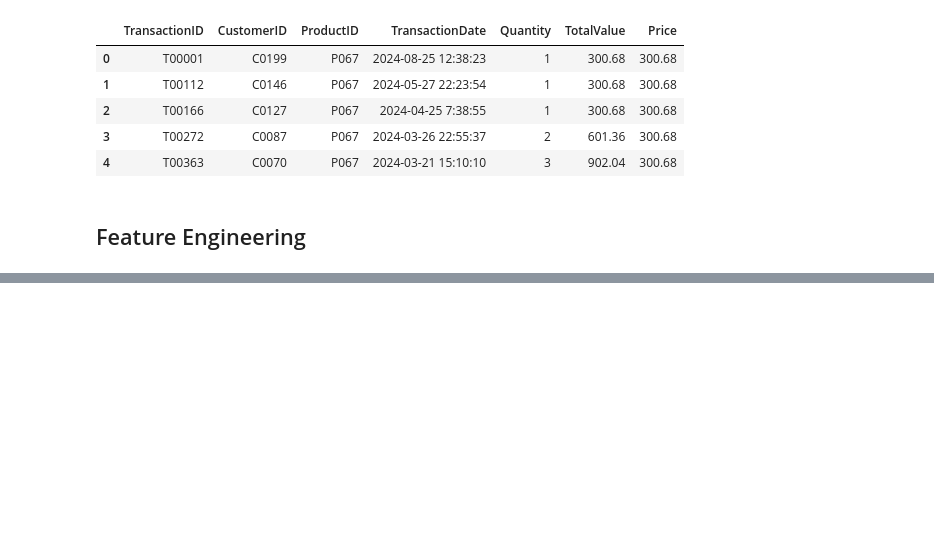
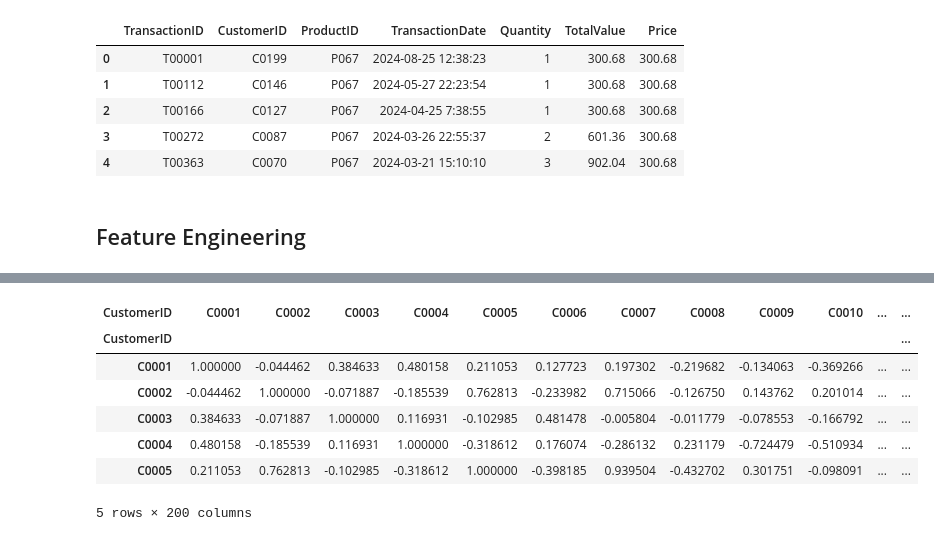
Before and after one commit to TejasShinkar12/eCommerce-Transactions-Analysis-and-Customer-Segmentation, a Jupyter notebook: notebooks/Lookalike.ipynb, the cells around one changed output, grey strips where cells are left out. Drawn from its saved outputs; the diff is of its cells as text; code cells hidden in the pictures; blank space fills up the shorter version.

```diff
--- a/notebooks/Lookalike.ipynb
+++ b/notebooks/Lookalike.ipynb
@@ -143,0 +82,4 @@ Features created:  ['CustomerID', 'CustomerName', 'SignupDate', 'Region_Asia', '
+# %%
+# Calculate recency (days since last purchase)
+agg_trans['Recency_Days'] = (reference_date - pd.to_datetime(agg_trans['Last_Purchase'])).dt.days
+agg_trans.head()
@@ -143,0 +95,10 @@ Features created:  ['CustomerID', 'CustomerName', 'SignupDate', 'Region_Asia', '
+# %%
+# Category preference features
+trans_prod = transactions.merge(products[['ProductID', 'Category']], on='ProductID', how='left')
+cat_pivot = pd.pivot_table(trans_prod,
+                           index='CustomerID',
+                           columns='Category',
+                           values='Quantity',
+                           aggfunc='sum', fill_value=0).reset_index()
+
+cat_pivot.head()
@@ -143,0 +112,6 @@ Features created:  ['CustomerID', 'CustomerName', 'SignupDate', 'Region_Asia', '
+# %%
+# merge all features to create full customer feature set
+content = customers.merge(agg_trans, on='CustomerID', how='left').merge(cat_pivot, on='CustomerID', how='left')
+content.fillna(0, inplace=True)
+
+content.head()
@@ -143,0 +125,12 @@ Features created:  ['CustomerID', 'CustomerName', 'SignupDate', 'Region_Asia', '
+# %%
+# select feature columns
+base_features = ['Account_Age_Days', 'Total_Transactions', 'Total_Items_Purchased', 'Total_Spend', 'Recency_Days']
+
+region_features = [col for col in content.columns if col.startswith('Region_')]
+
+category_features = list(cat_pivot.columns.drop('CustomerID'))
+
+feature_cols = base_features + region_features + category_features
+content_features = content[['CustomerID'] + feature_cols].copy()
+
+content_features.head()
@@ -143,0 +147,21 @@ Features created:  ['CustomerID', 'CustomerName', 'SignupDate', 'Region_Asia', '
+# %%
+# compute content-based similarity
+from sklearn.preprocessing import StandardScaler
+from sklearn.metrics.pairwise import cosine_similarity
+
+scaler = StandardScaler()
+feat = content_features.columns.drop('CustomerID')
+scaled_features = scaler.fit_transform(content_features[feat])
+content_sim = cosine_similarity(scaled_features)
+content_sim_df = pd.DataFrame(content_sim, index=content_features['CustomerID'], columns=content_features['CustomerID'])
+
+content_sim_df.head()
+# %% [output]
+| CustomerID | C0001 | C0002 | C0003 | C0004 | C0005 | C0006 | C0007 | C0008 | C0009 | C0010 | ... | ... |
+| CustomerID |  |  |  |  |  |  |  |  |  |  |  | ... |
+| C0001 | 1.000000 | -0.044462 | 0.384633 | 0.480158 | 0.211053 | 0.127723 | 0.197302 | -0.219682 | -0.134063 | -0.369266 | ... | ... |
+| C0002 | -0.044462 | 1.000000 | -0.071887 | -0.185539 | 0.762813 | -0.233982 | 0.715066 | -0.126750 | 0.143762 | 0.201014 | ... | ... |
+| C0003 | 0.384633 | -0.071887 | 1.000000 | 0.116931 | -0.102985 | 0.481478 | -0.005804 | -0.011779 | -0.078553 | -0.166792 | ... | ... |
+| C0004 | 0.480158 | -0.185539 | 0.116931 | 1.000000 | -0.318612 | 0.176074 | -0.286132 | 0.231179 | -0.724479 | -0.510934 | ... | ... |
+| C0005 | 0.211053 | 0.762813 | -0.102985 | -0.318612 | 1.000000 | -0.398185 | 0.939504 | -0.432702 | 0.301751 | -0.098091 | ... | ... |
+5 rows × 200 columns
```
Also changed, not shown: parts of 26 cells of this notebook, 1 other file.
